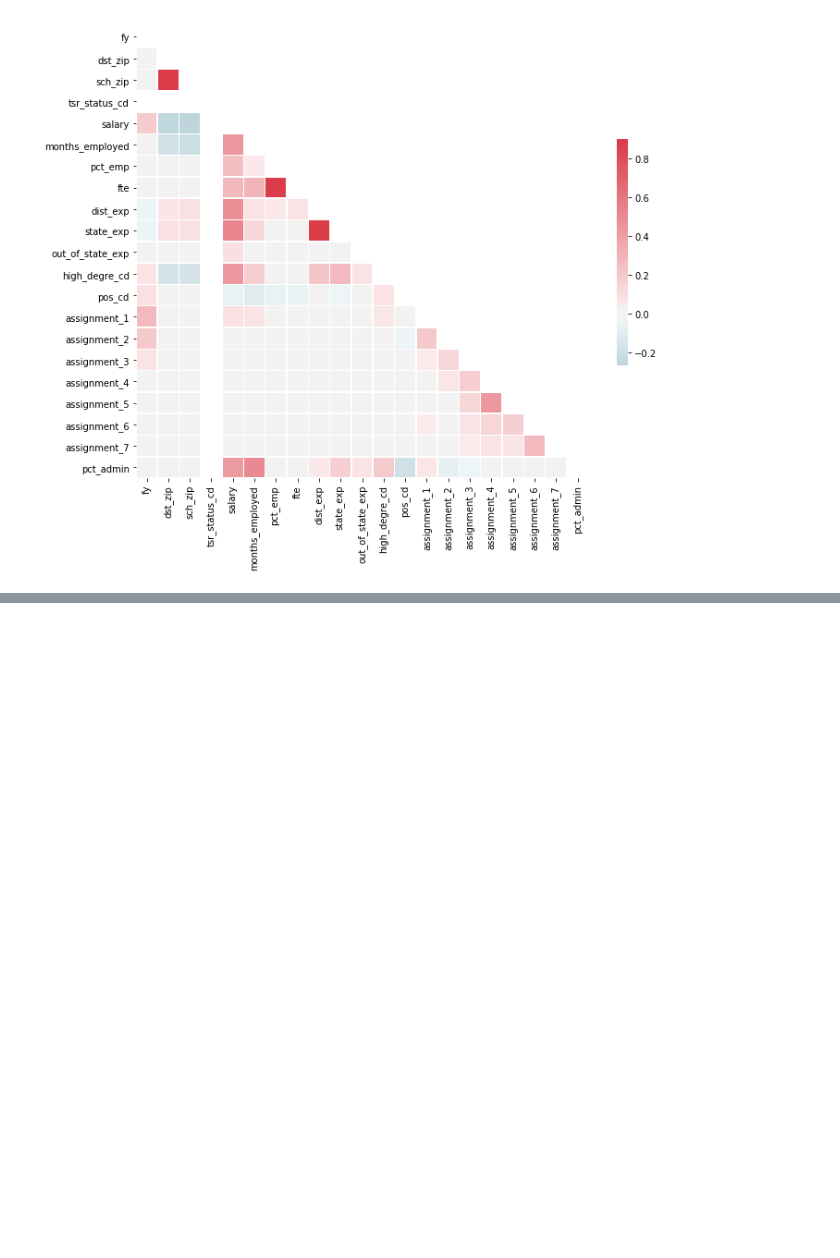
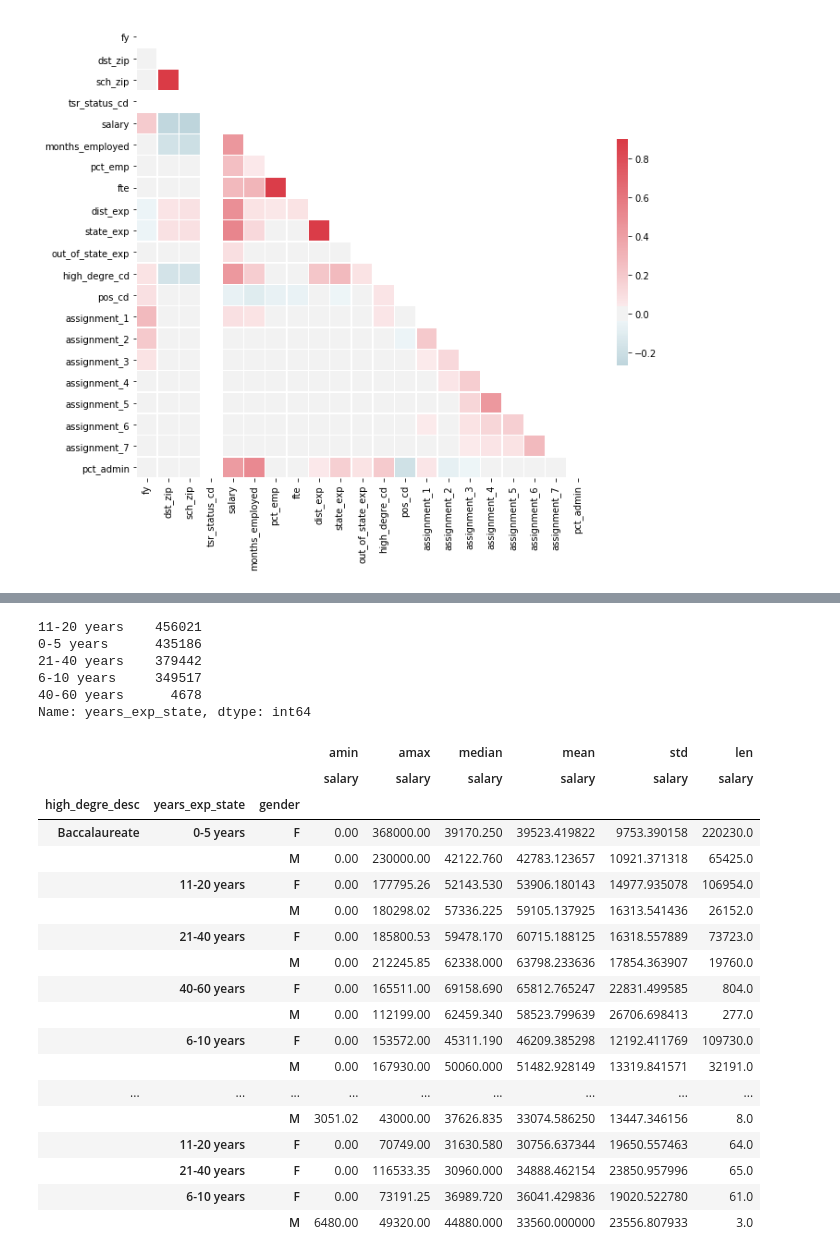
Before and after one commit to obxkid413/DSC-672_Project, a Jupyter notebook: DSC_672_Notebook_Jon.ipynb, the cells around one changed output, grey strips where cells are left out. Saved outputs shown, nothing was run; the diff lists cells and outputs as text; code cells hidden in the pictures; blank space fills up the shorter version.

Commit message:
added new tables

```diff
--- a/DSC_672_Notebook_Jon.ipynb
+++ b/DSC_672_Notebook_Jon.ipynb
@@ -211,0 +348,35 @@ coef, p
+# %%
+bins = [0, 5, 10, 20, 40, 60]
+labels = ["0-5 years","6-10 years","11-20 years", "21-40 years", "40-60 years"]
+master_df['years_exp_state'] = pd.cut(master_df['state_exp'], bins=bins, labels=labels)
+master_df.years_exp_state.value_counts()
+# %% [output]
+11-20 years    456021
+0-5 years      435186
+21-40 years    379442
+6-10 years     349517
+40-60 years      4678
+Name: years_exp_state, dtype: int64
+# %%
+exp_ed_gender=pd.pivot_table(data=master_df, index=['high_degre_desc', 'years_exp_state', 'gender'], values='salary', aggfunc=[np.min, np.max, np.median, np.mean, np.std, len])
+exp_ed_gender
+# %% [output]
+|  |  |  | amin | amax | median | mean | std | len |
+|  |  |  | salary | salary | salary | salary | salary | salary |
+| high_degre_desc | years_exp_state | gender |  |  |  |  |  |  |
+| Baccalaureate | 0-5 years | F | 0.00 | 368000.00 | 39170.250 | 39523.419822 | 9753.390158 | 220230.0 |
+|  |  | M | 0.00 | 230000.00 | 42122.760 | 42783.123657 | 10921.371318 | 65425.0 |
+|  | 11-20 years | F | 0.00 | 177795.26 | 52143.530 | 53906.180143 | 14977.935078 | 106954.0 |
+|  |  | M | 0.00 | 180298.02 | 57336.225 | 59105.137925 | 16313.541436 | 26152.0 |
+|  | 21-40 years | F | 0.00 | 185800.53 | 59478.170 | 60715.188125 | 16318.557889 | 73723.0 |
+|  |  | M | 0.00 | 212245.85 | 62338.000 | 63798.233636 | 17854.363907 | 19760.0 |
+|  | 40-60 years | F | 0.00 | 165511.00 | 69158.690 | 65812.765247 | 22831.499585 | 804.0 |
+|  |  | M | 0.00 | 112199.00 | 62459.340 | 58523.799639 | 26706.698413 | 277.0 |
+|  | 6-10 years | F | 0.00 | 153572.00 | 45311.190 | 46209.385298 | 12192.411769 | 109730.0 |
+|  |  | M | 0.00 | 167930.00 | 50060.000 | 51482.928149 | 13319.841571 | 32191.0 |
+| ... | ... | ... | ... | ... | ... | ... | ... | ... |
+|  |  | M | 3051.02 | 43000.00 | 37626.835 | 33074.586250 | 13447.346156 | 8.0 |
+|  | 11-20 years | F | 0.00 | 70749.00 | 31630.580 | 30756.637344 | 19650.557463 | 64.0 |
+|  | 21-40 years | F | 0.00 | 116533.35 | 30960.000 | 34888.462154 | 23850.957996 | 65.0 |
+|  | 6-10 years | F | 0.00 | 73191.25 | 36989.720 | 36041.429836 | 19020.522780 | 61.0 |
+|  |  | M | 6480.00 | 49320.00 | 44880.000 | 33560.000000 | 23556.807933 | 3.0 |
```
Also changed, not shown: parts of 14 cells of this notebook.
